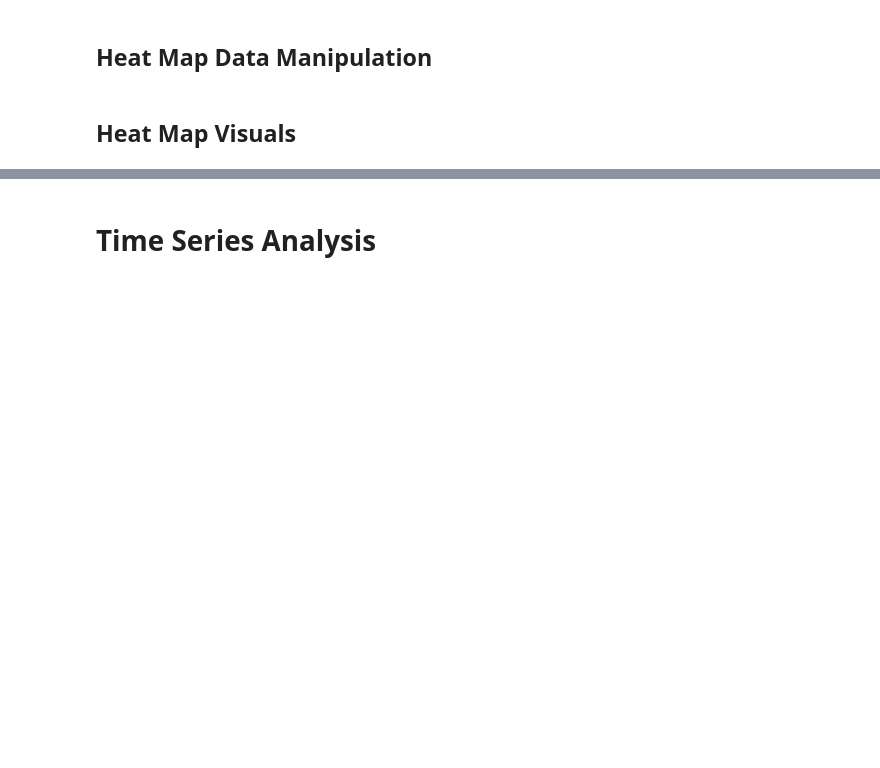
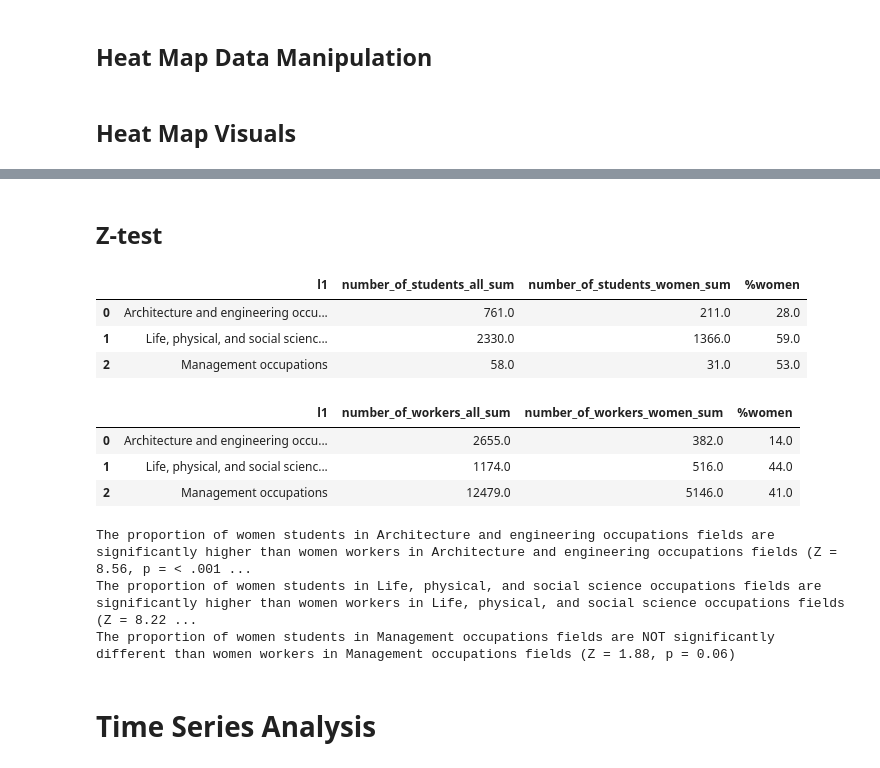
Before and after one commit to MADS-593-Project/Project, a Jupyter notebook: main-project-notebook.ipynb, the cells around one changed output, grey strips where cells are left out. Cells and saved outputs as stored; diff of their text form; code cells hidden in the pictures; blank space fills up the shorter version.

```diff
--- a/main-project-notebook.ipynb
+++ b/main-project-notebook.ipynb
@@ -259,3 +330,64 @@ BokehModel(render_bundle={'docs_json': {'e099b376-b3db-434e-9894-fe93c0052c10':
+# %% [markdown]
+## Z-test
+# %%
+# Calculate percentage of female students for each occupation where the absolute value of delta > 0.06
+student_table = pd.pivot_table(data_to_be_pivoted[(data_to_be_pivoted['l1'] == "Architecture and engineering occupations") |(data_to_be_pivoted['l1'] == "Life, physical, and social science occupations") |(data_to_be_pivoted['l1'] == "Management occupations")],
+                                values=['number_of_students_women_sum', 'number_of_students_all_sum'], index='l1',
+                       aggfunc="sum", fill_value=0)
+student_table['%women'] = ((student_table['number_of_students_women_sum']/student_table['number_of_students_all_sum']) * 100).round(decimals=0)
+student_table.reset_index(inplace = True)
+display(student_table)
+
+# Calculate percentage of female workers for each occupation where the absolute value of delta > 0.06
+workers_table = pd.pivot_table(data_to_be_pivoted[(data_to_be_pivoted['l1'] == "Architecture and engineering occupations") |(data_to_be_pivoted['l1'] == "Life, physical, and social science occupations") |(data_to_be_pivoted['l1'] == "Management occupations")],
+                                values=['number_of_workers_women_sum', 'number_of_workers_all_sum'], index='l1',
+                       aggfunc="sum", fill_value=0)
+workers_table['%women'] = ((workers_table['number_of_workers_women_sum']/workers_table['number_of_workers_all_sum']) * 100).round(decimals=0)
+workers_table.reset_index(inplace = True)
+display(workers_table)
+
+# Comparing the proportion of women students to women workers with Z tests for each field
+for l in student_table['l1']:
+    X1 = student_table['number_of_students_women_sum'][student_table['l1'] == l].values[0]
+    X2 = workers_table['number_of_workers_women_sum'][workers_table['l1'] == l].values[0]
+    n1 = student_table['number_of_students_all_sum'][student_table['l1'] == l].values[0]
+    n2 = workers_table['number_of_workers_all_sum'][workers_table['l1'] == l].values[0]
+
+    # Number of successes in both groups
+    count = [X1, X2]
+    # Sample sizes for both groups
+    nobs = [n1, n2]
+
+    # Perform the two-proportion z-test
+    stat, p_value = proportions_ztest(count, nobs)
+
+    # Round the Z-statistic to 2 decimal places
+    stat_rounded = round(stat, 2)
+    # Format p_value to 3 decimal places, or print '< .001' if it's less than 0.001
+    if p_value < 0.001:
+        p_value_formatted = "< .001"
+    else:
+        p_value_formatted = round(p_value, 3)
+
+    # print statements explaining differences between grousp
+    if p_value < 0.05:
+        print("The proportion of women students in {} fields are significantly higher than women workers in {} fields (Z = {}, p = {})"
+              .format(l, l, stat_rounded, p_value_formatted))
+    else:
+        print("The proportion of women students in {} fields are NOT significantly different than women workers in {} fields (Z = {}, p = {})"
+              .format(l, l, stat_rounded, p_value_formatted))
+# %% [output]
+|  | l1 | number_of_students_all_sum | number_of_students_women_sum | %women |
+| 0 | Architecture and engineering occu... | 761.0 | 211.0 | 28.0 |
+| 1 | Life, physical, and social scienc... | 2330.0 | 1366.0 | 59.0 |
+| 2 | Management occupations | 58.0 | 31.0 | 53.0 |
+|  | l1 | number_of_workers_all_sum | number_of_workers_women_sum | %women |
+| 0 | Architecture and engineering occu... | 2655.0 | 382.0 | 14.0 |
+| 1 | Life, physical, and social scienc... | 1174.0 | 516.0 | 44.0 |
+| 2 | Management occupations | 12479.0 | 5146.0 | 41.0 |
+The proportion of women students in Architecture and engineering occupations fields are significantly higher than women workers in Architecture and engineering occupations fields (Z = 8.56, p = < .001 ...
+The proportion of women students in Life, physical, and social science occupations fields are significantly higher than women workers in Life, physical, and social science occupations fields (Z = 8.22 ...
+The proportion of women students in Management occupations fields are NOT significantly different than women workers in Management occupations fields (Z = 1.88, p = 0.06)
 # %% [markdown]
 # Time Series Analysis
 # %% [markdown]
```
Also changed, not shown: parts of 7 cells of this notebook, 1 other file.
